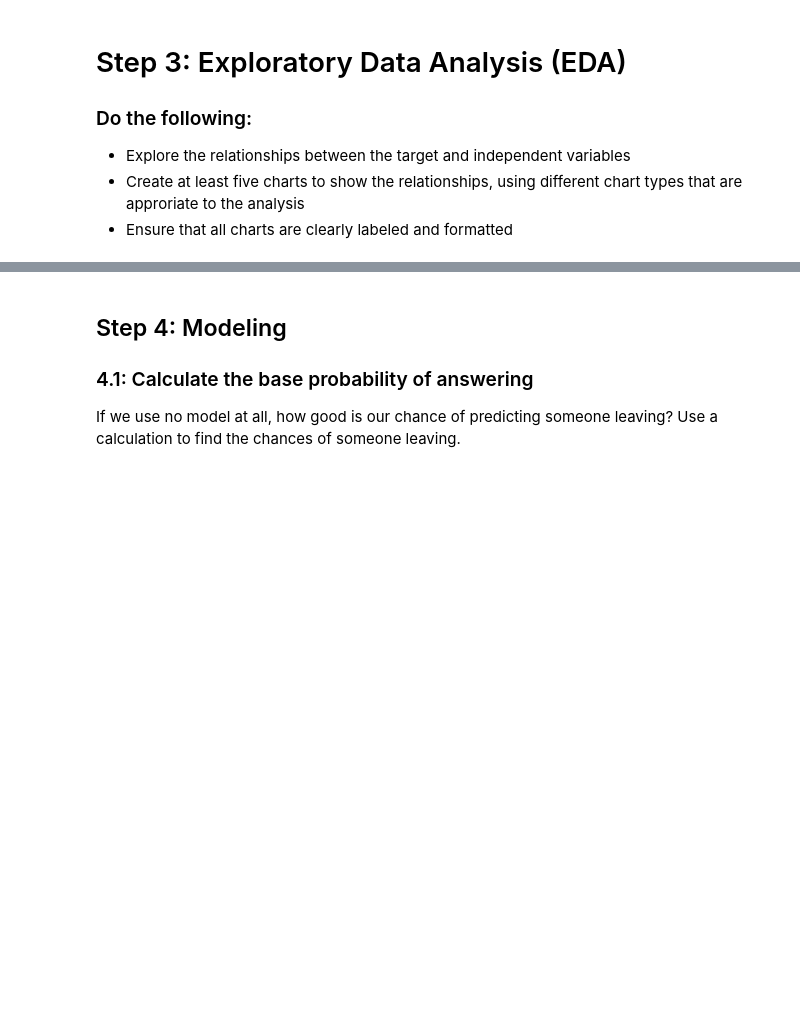
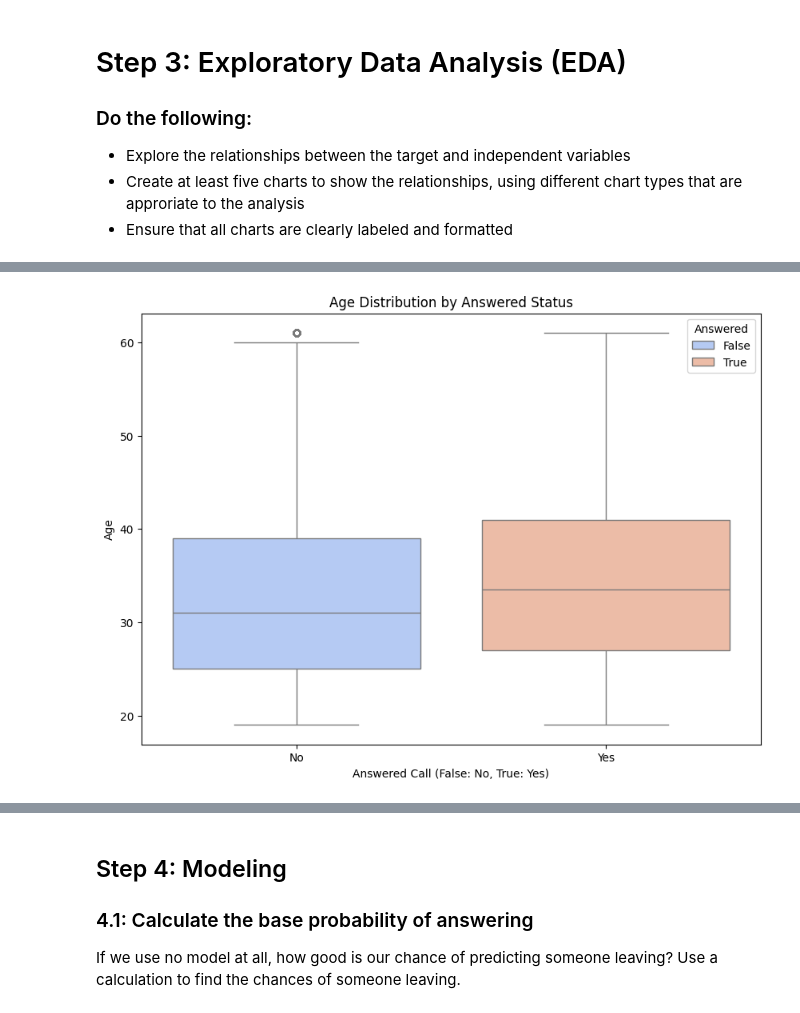
Before and after one commit to thornton330j/IS-4487, a Jupyter notebook: Assignments/assignment_10_ThorntonJackson.ipynb, the cells around one changed output, grey strips where cells are left out. Saved outputs shown, nothing was run; the diff lists cells and outputs as text; code cells hidden in the pictures; blank space fills up the shorter version.

```diff
--- a/Assignments/assignment_10_ThorntonJackson.ipynb
+++ b/Assignments/assignment_10_ThorntonJackson.ipynb
@@ -138,0 +260,12 @@ Data loaded successfully into DataFrame 'df'. First 5 rows:
+# %%
+# Chart 3: Age vs. Answered 🔧
+plt.figure(figsize=(10, 7))
+sns.boxplot(data=df_clean, x='answered', y='age', hue='answered', palette='coolwarm')
+plt.title('Age Distribution by Answered Status')
+plt.xlabel('Answered Call (False: No, True: Yes)')
+plt.ylabel('Age')
+plt.xticks(ticks=[0, 1], labels=['No', 'Yes'])
+plt.legend(title='Answered')
+plt.show()
+# %% [output]
+[figure, added]
```
Also changed, not shown: parts of 59 cells of this notebook.
